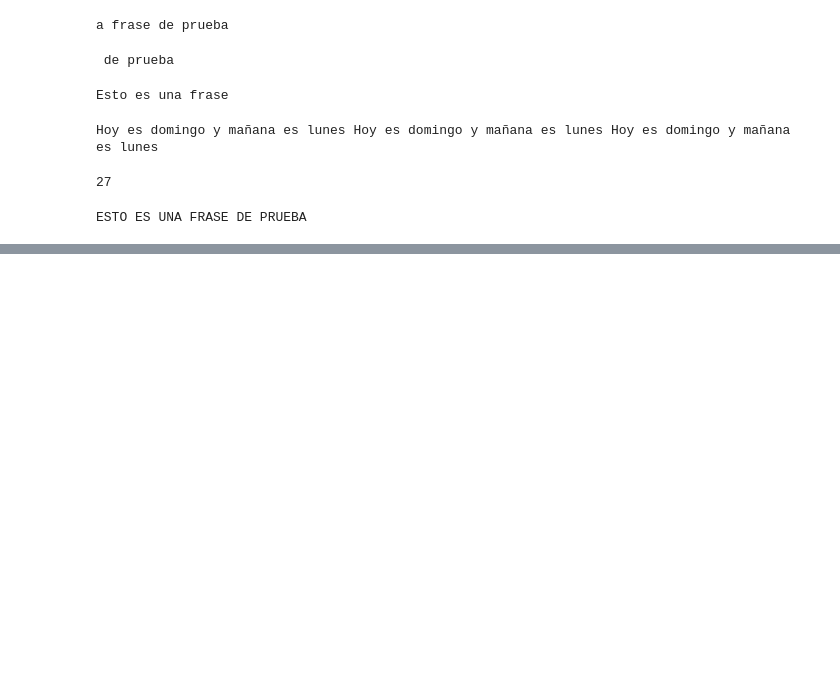
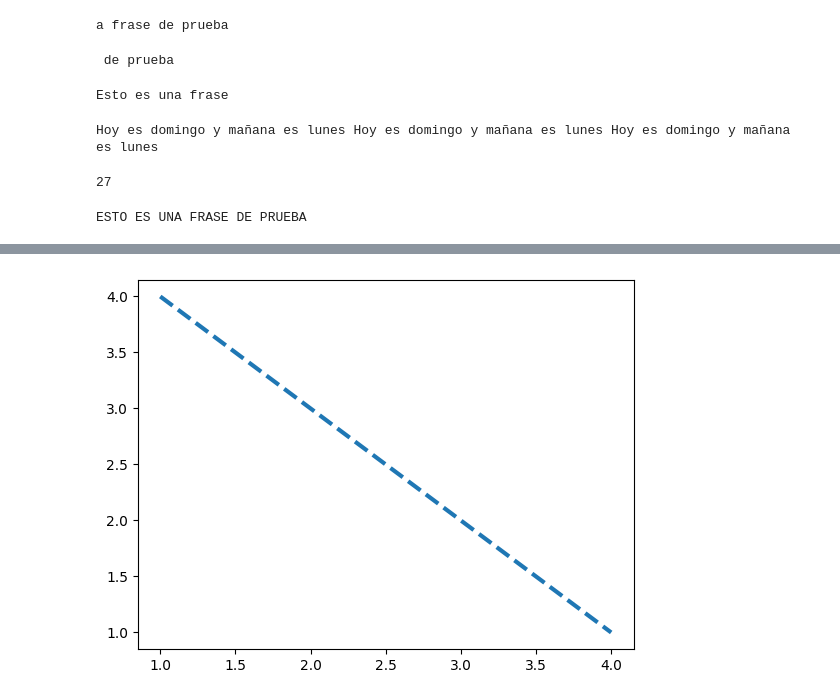
Before and after one commit to javiersiguenza/Programaci-n-en-Python, a Jupyter notebook: ejercicios1.ipynb, the cells around one changed output, grey strips where cells are left out. Saved outputs shown, nothing was run; the diff lists cells and outputs as text; code cells hidden in the pictures; blank space fills up the shorter version.

```diff
--- a/ejercicios1.ipynb
+++ b/ejercicios1.ipynb
@@ -60,0 +136,5 @@ ESTO ES UNA FRASE DE PRUEBA
+# %%
+plt.plot(values_X, values_Y, '--', linewidth=3)
+plt.show()
+# %% [output]
+[figure, added]
```
Also changed, not shown: parts of 19 cells of this notebook, 2 other files.
